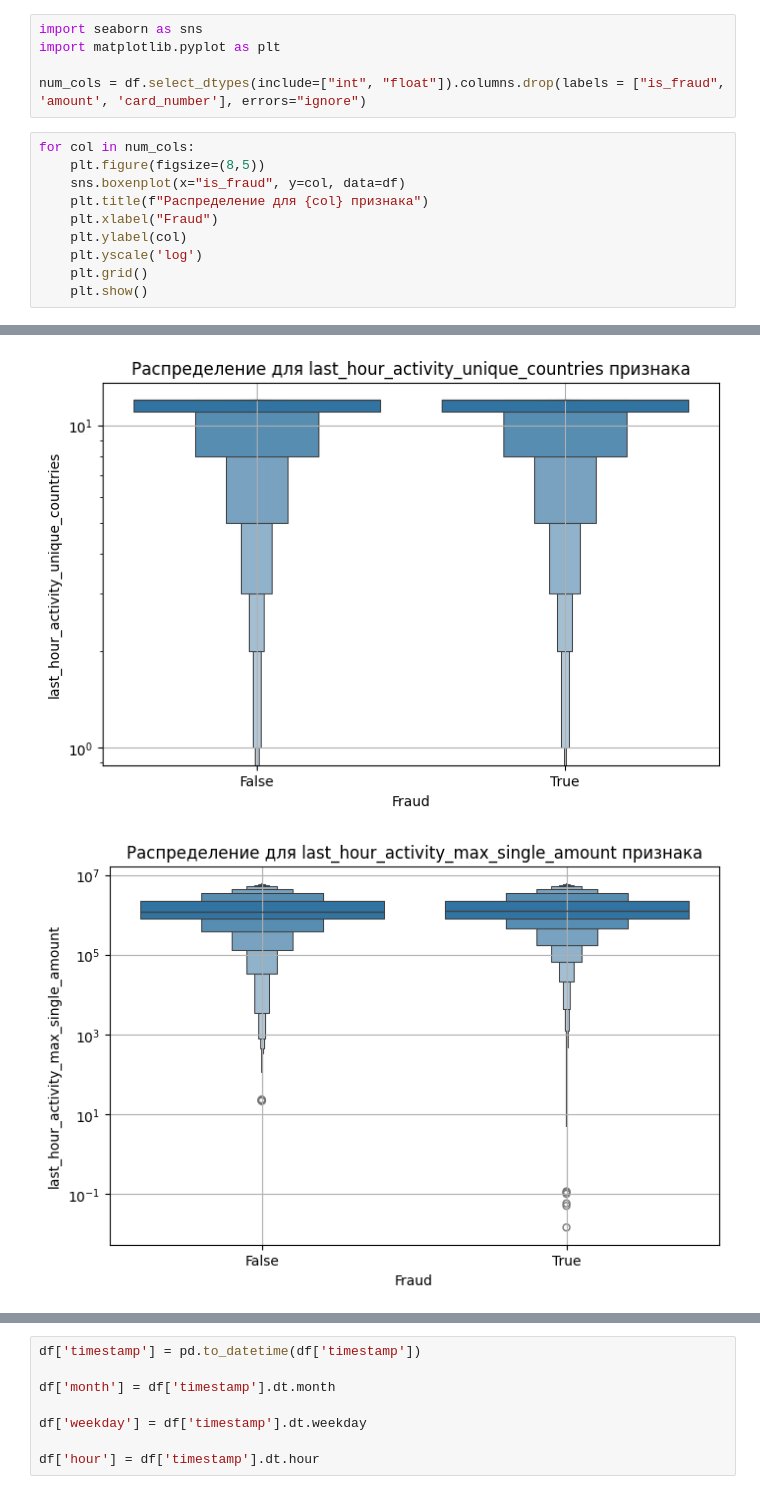
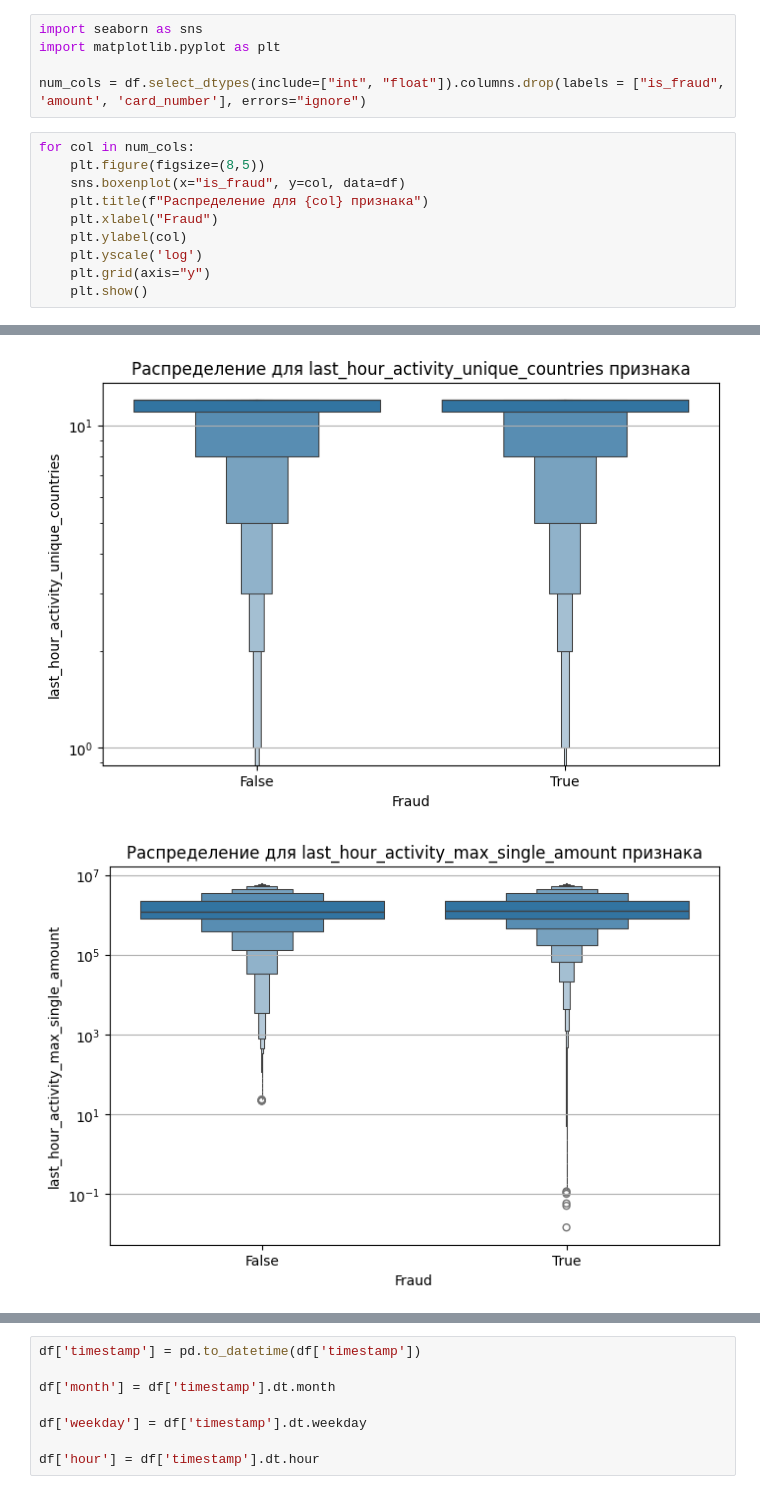
Before and after one commit to Ovoshchko/ATH_Transactions_EDA, a Jupyter notebook: eda.ipynb, the cells around one changed output, grey strips where cells are left out. Cells and saved outputs as stored; diff of their text form.

```diff
--- a/eda.ipynb
+++ b/eda.ipynb
@@ -94,6 +94,6 @@ for col in num_cols:
     plt.xlabel("Fraud")
     plt.ylabel(col)
     plt.yscale('log')
-    plt.grid()
+    plt.grid(axis="y")
     plt.show()
 # %% [output]
@@ -103,2 +103,2 @@ for col in num_cols:
-[figure, old version]
+[figure, new version]
-[figure, old version]
+[figure, new version]
```
Also changed, not shown: parts of 26 cells of this notebook, 1 other file.
